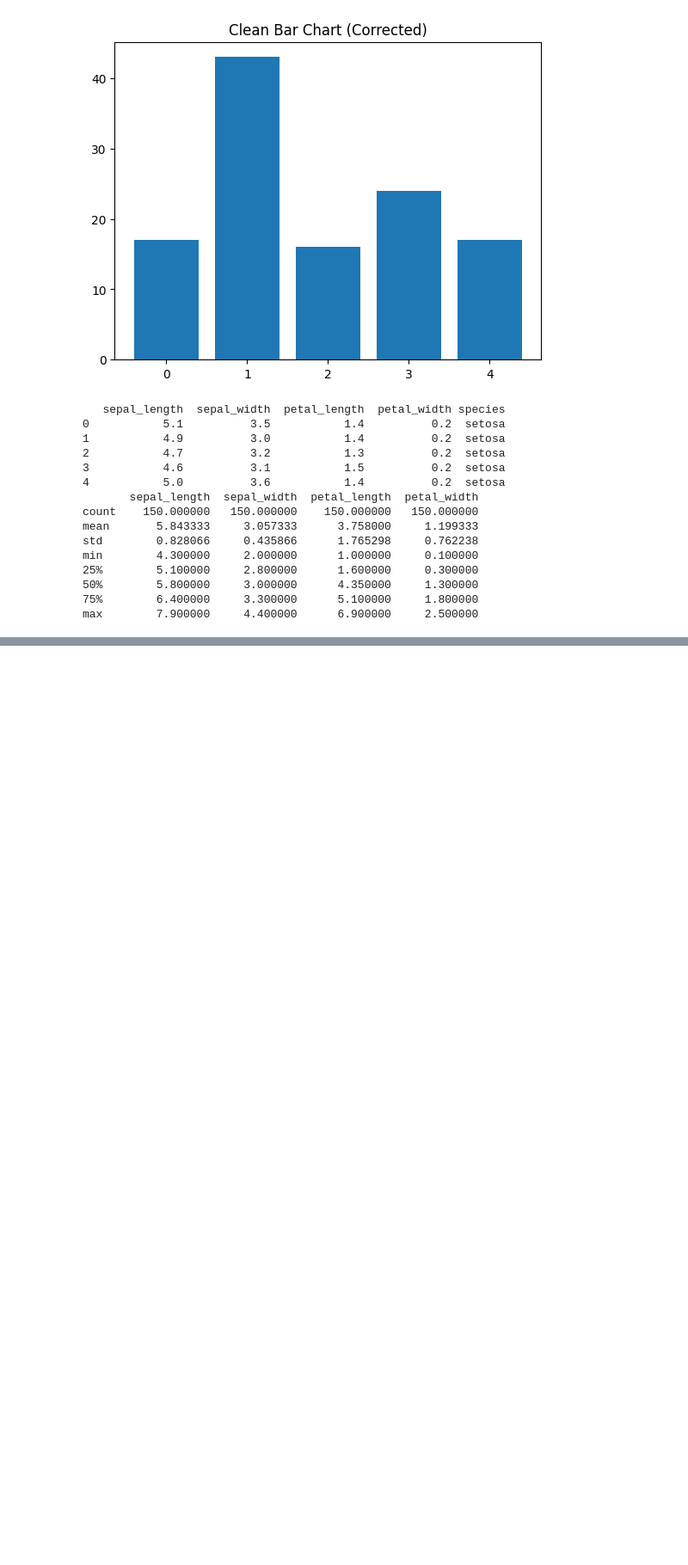
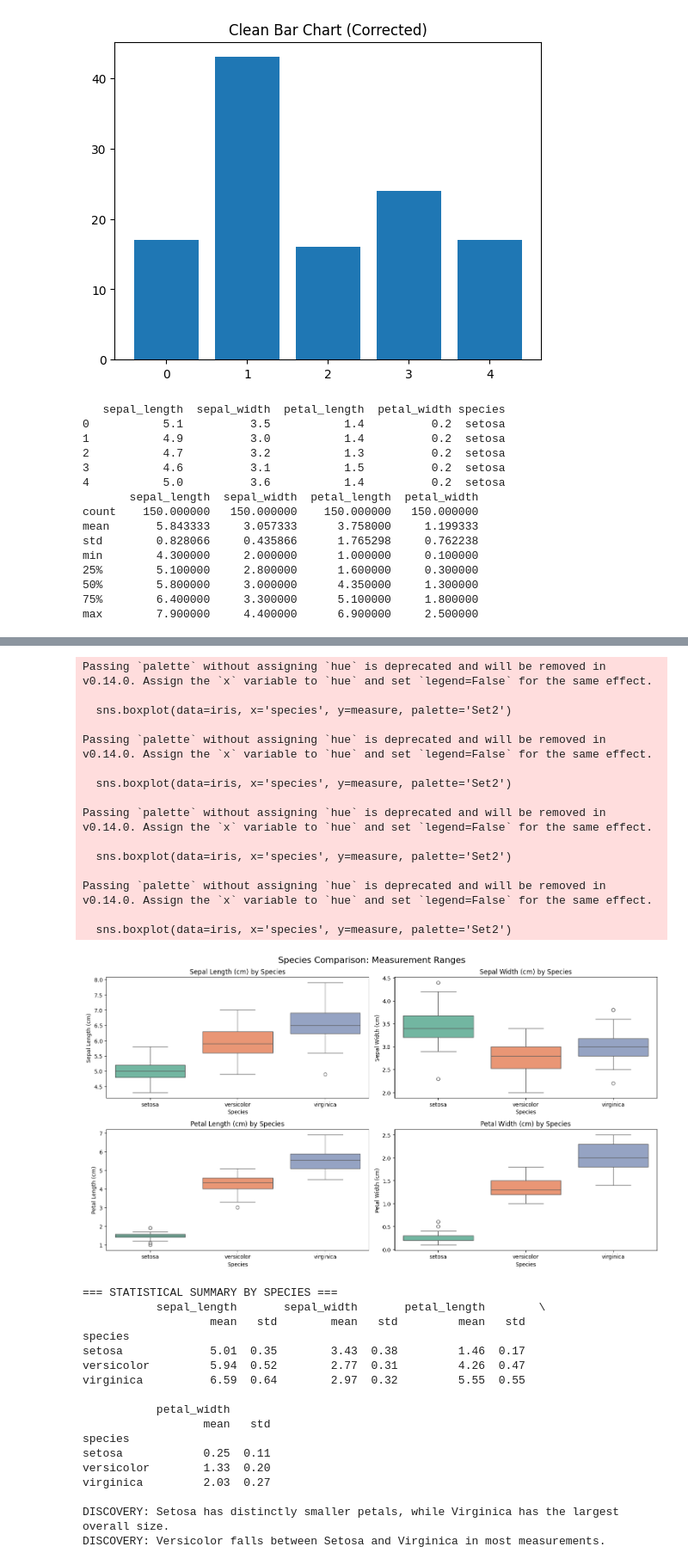
Before and after one commit to cruspy2004/python_scripts_data, a Jupyter notebook: mistakes.ipynb, the cells around one changed output, grey strips where cells are left out. Shown: that part at 86% size. Drawn from its saved outputs; the diff is of its cells as text; code cells hidden in the pictures; blank space fills up the shorter version.

```diff
--- a/mistakes.ipynb
+++ b/mistakes.ipynb
@@ -86,0 +185,56 @@ max        7.900000     4.400000      6.900000     2.500000
+# %%
+# 3. Species comparison - boxplots
+plt.figure(figsize=(15, 8))
+
+for i, (measure, title) in enumerate(zip(measurements, titles), 1):
+    plt.subplot(2, 2, i)
+    sns.boxplot(data=iris, x='species', y=measure, palette='Set2')
+    plt.title(f'{title} by Species')
+    plt.xlabel('Species')
+    plt.ylabel(title)
+
+plt.tight_layout()
+plt.suptitle('Species Comparison: Measurement Ranges', fontsize=16, y=1.02)
+plt.show()
+
+# Statistical summary by species
+print("=== STATISTICAL SUMMARY BY SPECIES ===")
+summary_stats = iris.groupby('species')[measurements].agg(['mean', 'std']).round(2)
+print(summary_stats)
+
+print("\nDISCOVERY: Setosa has distinctly smaller petals, while Virginica has the largest overall size.")
+print("DISCOVERY: Versicolor falls between Setosa and Virginica in most measurements.")
+# %% [output]
+Passing `palette` without assigning `hue` is deprecated and will be removed in v0.14.0. Assign the `x` variable to `hue` and set `legend=False` for the same effect.
+
+  sns.boxplot(data=iris, x='species', y=measure, palette='Set2')
+
+Passing `palette` without assigning `hue` is deprecated and will be removed in v0.14.0. Assign the `x` variable to `hue` and set `legend=False` for the same effect.
+
+  sns.boxplot(data=iris, x='species', y=measure, palette='Set2')
+
+Passing `palette` without assigning `hue` is deprecated and will be removed in v0.14.0. Assign the `x` variable to `hue` and set `legend=False` for the same effect.
+
+  sns.boxplot(data=iris, x='species', y=measure, palette='Set2')
+
+Passing `palette` without assigning `hue` is deprecated and will be removed in v0.14.0. Assign the `x` variable to `hue` and set `legend=False` for the same effect.
+
+  sns.boxplot(data=iris, x='species', y=measure, palette='Set2')
+[figure, added]
+=== STATISTICAL SUMMARY BY SPECIES ===
+           sepal_length       sepal_width       petal_length        \
+                   mean   std        mean   std         mean   std
+species
+setosa             5.01  0.35        3.43  0.38         1.46  0.17
+versicolor         5.94  0.52        2.77  0.31         4.26  0.47
+virginica          6.59  0.64        2.97  0.32         5.55  0.55
+
+           petal_width
+                  mean   std
+species
+setosa            0.25  0.11
+versicolor        1.33  0.20
+virginica         2.03  0.27
+
+DISCOVERY: Setosa has distinctly smaller petals, while Virginica has the largest overall size.
+DISCOVERY: Versicolor falls between Setosa and Virginica in most measurements.
```
Also changed, not shown: parts of 9 cells of this notebook, 11 other files.
